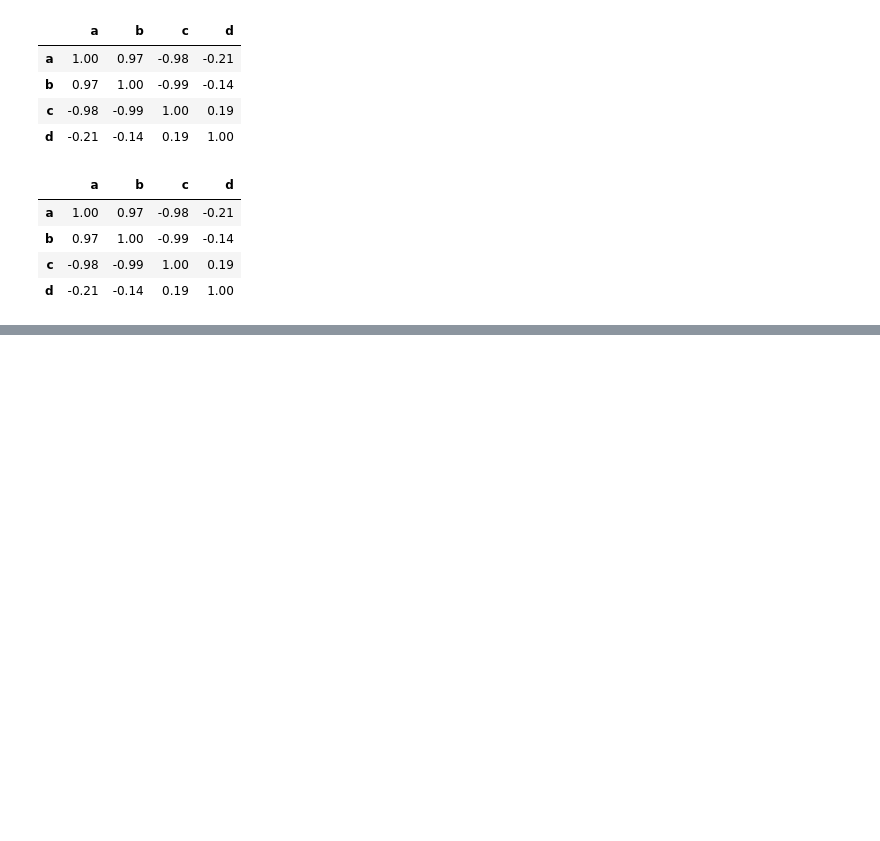
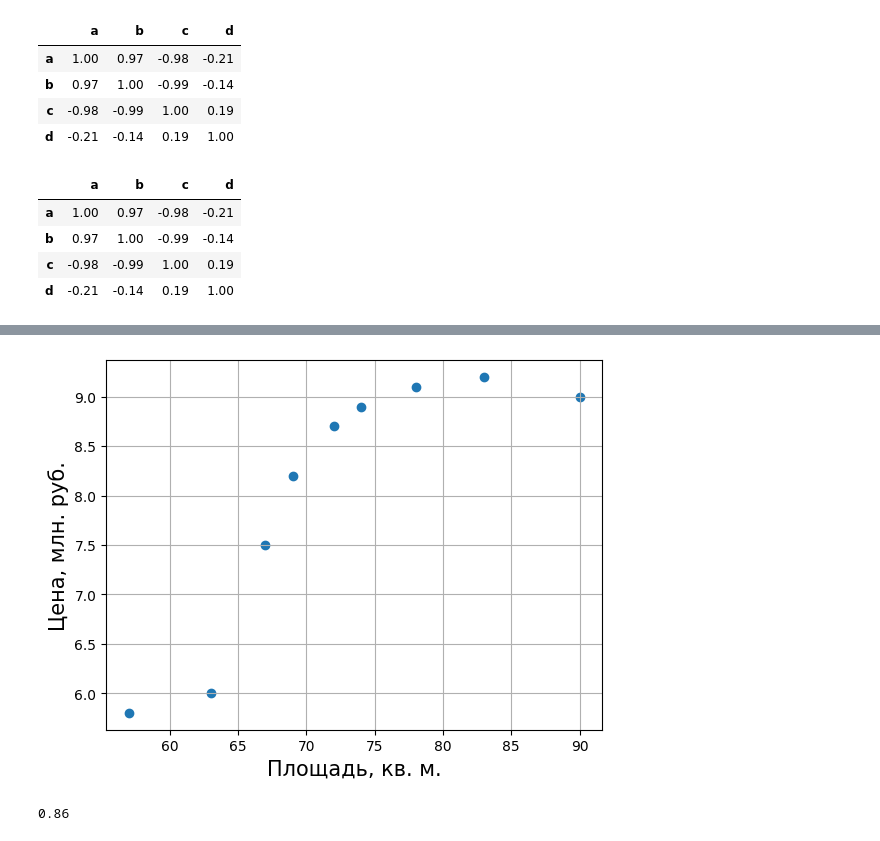
Before and after one commit to SENATOROVAI/Data-Science-For-Beginners-from-scratch-SENATOROV, a Jupyter notebook: python/lessons/sklearn.ipynb, the cells around one changed output, grey strips where cells are left out. Drawn from its saved outputs; the diff is of its cells as text; code cells hidden in the pictures; blank space fills up the shorter version.

```diff
--- a/python/lessons/sklearn.ipynb
+++ b/python/lessons/sklearn.ipynb
@@ -2596,0 +592,10 @@ plt.show()
+# %%
+# Корреляция Спирмена
+flats = pd.DataFrame(
+    {
+        "area": [78, 90, 74, 69, 63, 57, 72, 67, 83],
+        "price": [9.1, 9.0, 8.9, 8.2, 6.0, 5.8, 8.7, 7.5, 9.2],
+    }
+)
+
+flats
@@ -2596,0 +613,13 @@ plt.show()
+# %%
+plt.scatter(flats.area, flats.price)
+plt.xlabel("Площадь, кв. м.", fontsize=15)
+plt.ylabel("Цена, млн. руб.", fontsize=15)
+plt.grid()
+plt.show()
+# %% [output]
+[figure, added]
+# %%
+flats.corr(method="pearson").iloc[0, 1].round(2)  # type: ignore
+# тк связь нелинейная, коэф пирсена мб не точна
+# %% [output]
+0.86
```
Also changed, not shown: parts of 17 cells of this notebook.
